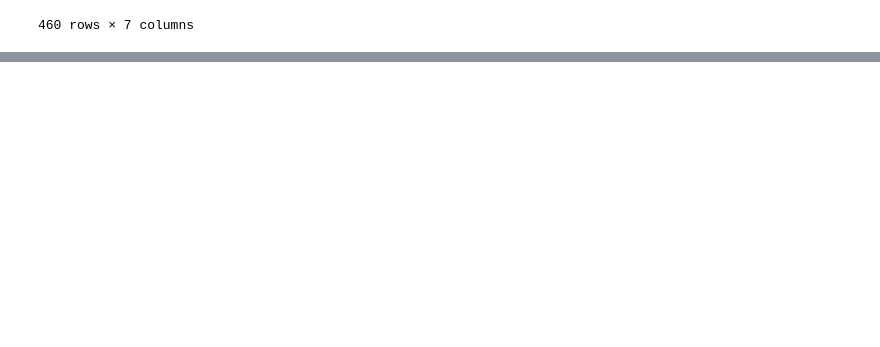
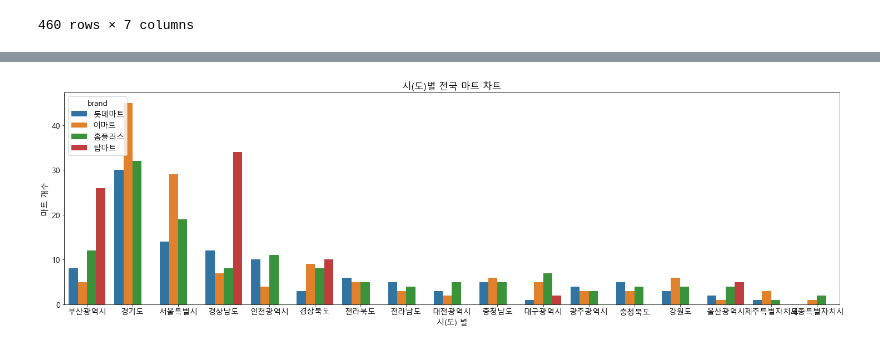
Before and after one commit to sohee0/4Mart, a Jupyter notebook: Emart/data_chart_copy.ipynb, the cells around one changed output, grey strips where cells are left out. Drawn from its saved outputs; the diff is of its cells as text; code cells hidden in the pictures; blank space fills up the shorter version.

```diff
--- a/Emart/data_chart_copy.ipynb
+++ b/Emart/data_chart_copy.ipynb
@@ -99,0 +94,3 @@ sns.countplot(data=mart_df,x='Latitude', hue='brand')
+# %%
+mart_df=mart_df[['brand','store','city','address','Latitude','Longitude','tel']]
+mart_df
@@ -99,0 +111,11 @@ sns.countplot(data=mart_df,x='Latitude', hue='brand')
+# %%
+# 시도-마트브랜드 갯수 확인 그래프
+
+plt.figure(figsize=(25, 7))
+chart1 = sns.countplot(data=mart_df,x='city', hue='brand')
+chart1.set_title('시(도)별 전국 마트 차트')
+chart1.set_xlabel('시(도) 별')
+chart1.set_ylabel('마트 개수')
+plt.show()
+# %% [output]
+[figure, added]
```
Also changed, not shown: parts of 14 cells of this notebook.
